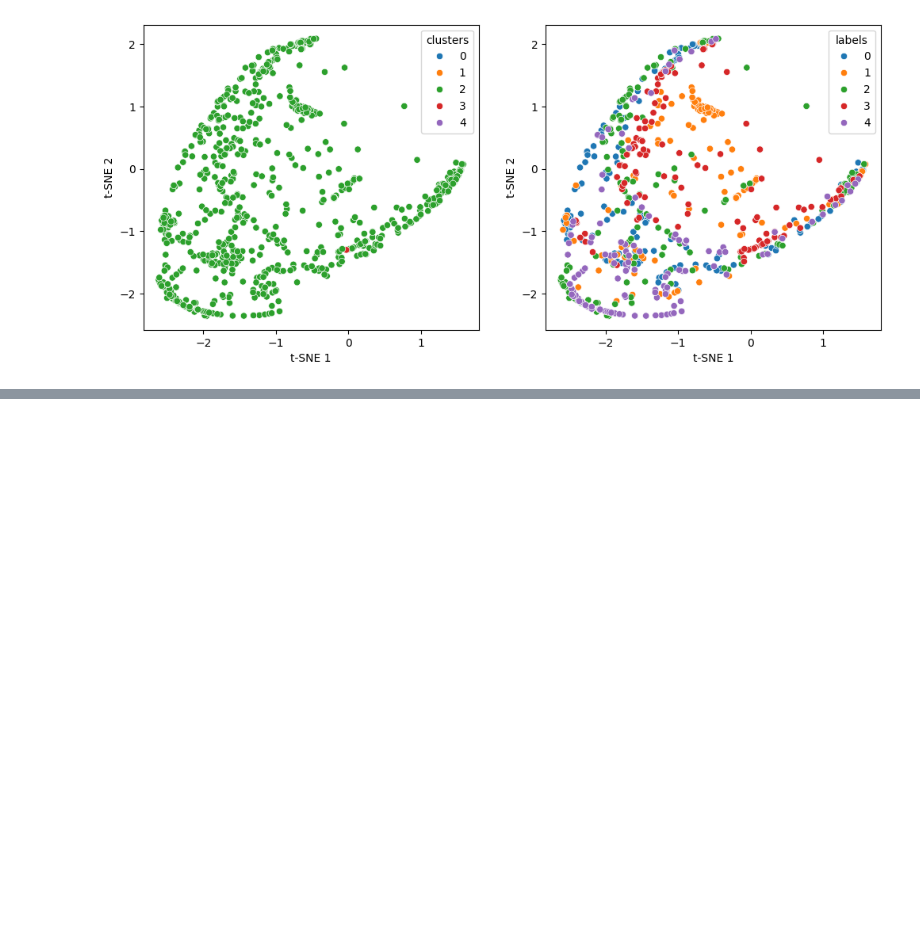
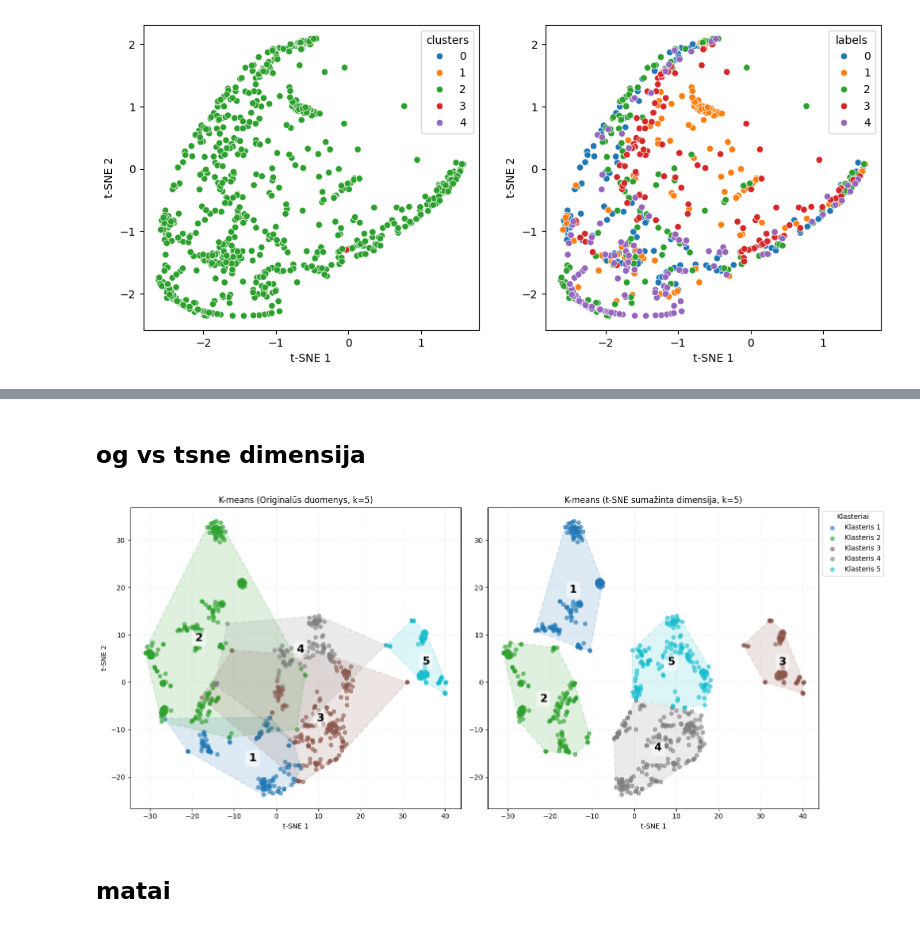
Before and after one commit to lukasjanusauskas/ais-duomenu-vizualizavimas, a Jupyter notebook: 4lab.ipynb, the cells around one changed output, grey strips where cells are left out. Drawn from its saved outputs; the diff is of its cells as text; code cells hidden in the pictures; blank space fills up the shorter version.

```diff
--- a/4lab.ipynb
+++ b/4lab.ipynb
@@ -419,0 +493,53 @@ sns.scatterplot(
+# %% [markdown]
+## og vs tsne dimensija
+# %%
+# A. Klasterizavimas ant ORIGINALŲ duomenų
+km_orig = KMeans(n_clusters=optimal_k, random_state=42, n_init=10)
+labels_orig = km_orig.fit_predict(data_scaled)
+
+# B. Klasterizavimas ant SUMAŽINTOS DIMENSIJOS (t-SNE)
+tsne = TSNE(n_components=2, random_state=42)
+data_tsne = tsne.fit_transform(data_scaled)
+km_tsne = KMeans(n_clusters=optimal_k, random_state=42, n_init=10)
+labels_reduced = km_tsne.fit_predict(data_tsne)
+
+
+
+# --- VIZUALIZACIJA (Atnaujinta pagal jūsų pavyzdį) ---
+def plot_fancy_clusters(ax, data_2d_plot, labels, title):
+    colors = plt.cm.get_cmap('tab10', optimal_k)
+    for i in range(optimal_k):
+        points = data_2d_plot[labels == i]
+        ax.scatter(points[:, 0], points[:, 1], s=30, color=colors(i), label=f'Klasteris {i+1}', alpha=0.6)
+
+        if len(points) > 2:
+            hull = ConvexHull(points)
+            poly = Polygon(points[hull.vertices], facecolor=colors(i),
+                           alpha=0.15, edgecolor=colors(i), lw=2, linestyle='--')
+            ax.add_patch(poly)
+
+            center = np.mean(points, axis=0)
+            ax.text(center[0], center[1], str(i+1), fontsize=16, weight='bold',
+                     color='black', ha='center', va='center',
+                     bbox=dict(facecolor='white', alpha=0.5, edgecolor='none', boxstyle='round'))
+
+    ax.set_title(title)
+    ax.grid(True, linestyle=':', alpha=0.4)
+
+fig, (ax1, ax2) = plt.subplots(1, 2, figsize=(16, 7))
+
+plot_fancy_clusters(ax1, data_tsne, labels_orig, f"K-means (Originalūs duomenys, k={optimal_k})")
+ax1.set_xlabel("t-SNE 1")
+ax1.set_ylabel("t-SNE 2")
+
+plot_fancy_clusters(ax2, data_tsne, labels_reduced, f"K-means (t-SNE sumažinta dimensija, k={optimal_k})")
+ax2.set_xlabel("t-SNE 1")
+
+ax2.legend(title="Klasteriai", loc='upper left', bbox_to_anchor=(1, 1))
+
+plt.tight_layout()
+plt.show()
+# %% [output]
+[figure, added]
+# %% [markdown]
+## matai
```
Also changed, not shown: parts of 11 cells of this notebook, 1 other file.
